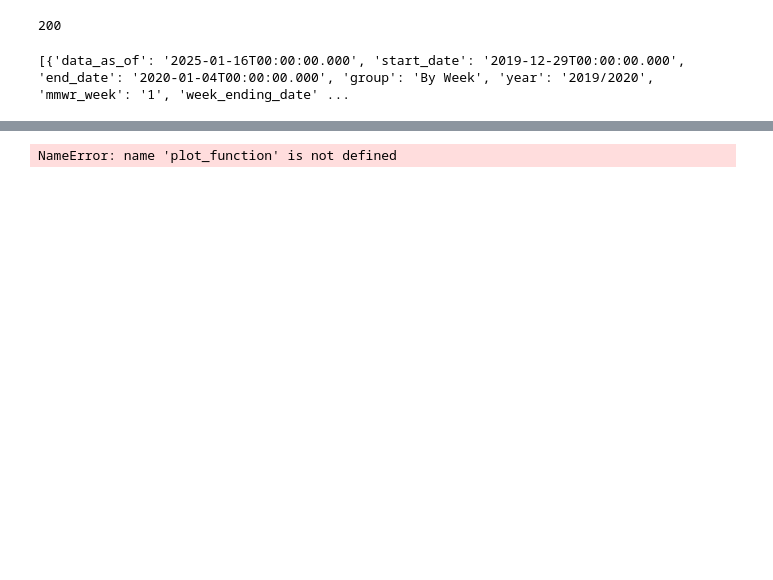
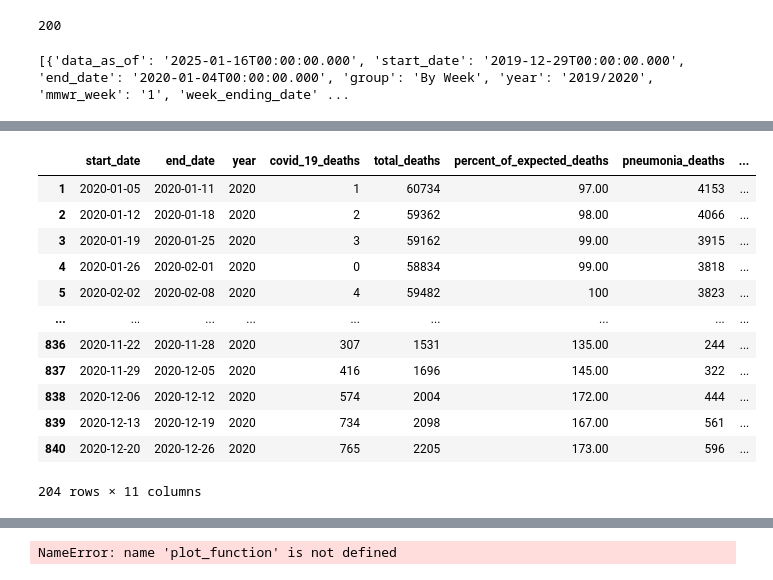
Before and after one commit to natedelarosa/Covid_Tracking, a Jupyter notebook: Covid_Tracking.ipynb, the cells around one changed output, grey strips where cells are left out. Drawn from its saved outputs; the diff is of its cells as text; code cells hidden in the pictures; blank space fills up the shorter version.

Commit message:
added year function

```diff
--- a/Covid_Tracking.ipynb
+++ b/Covid_Tracking.ipynb
@@ -90,3 +90,15 @@ usa_df[:5]
 | 4 | 2020-01-26 | 2020-02-01 | 2020 | 0 | 58834 | 99.00 | 3818 | ... |
 # %%
 # 'usa_df' is the df I will work from to create other specific tables and queries
+# %%
+#extract month from 'start_date' column for easier grouping and quering
+def find_month(date):
+
+    date = str(date)
+
+    month = date[5:7]
+
+    return month
+
+usa_df['month'] = usa_df['start_date'].apply(find_month)
+usa_df[:5]
@@ -92,0 +112,25 @@ usa_df[:5]
+# %%
+#get data from specific Year
+def get_year(year):
+
+    year = str(year)
+
+    year_df = usa_df[usa_df['year'] == year]
+
+    return year_df
+
+get_year(2020)
+# %% [output]
+|  | start_date | end_date | year | covid_19_deaths | total_deaths | percent_of_expected_deaths | pneumonia_deaths | ... |
+| 1 | 2020-01-05 | 2020-01-11 | 2020 | 1 | 60734 | 97.00 | 4153 | ... |
+| 2 | 2020-01-12 | 2020-01-18 | 2020 | 2 | 59362 | 98.00 | 4066 | ... |
+| 3 | 2020-01-19 | 2020-01-25 | 2020 | 3 | 59162 | 99.00 | 3915 | ... |
+| 4 | 2020-01-26 | 2020-02-01 | 2020 | 0 | 58834 | 99.00 | 3818 | ... |
+| 5 | 2020-02-02 | 2020-02-08 | 2020 | 4 | 59482 | 100 | 3823 | ... |
+| ... | ... | ... | ... | ... | ... | ... | ... | ... |
+| 836 | 2020-11-22 | 2020-11-28 | 2020 | 307 | 1531 | 135.00 | 244 | ... |
+| 837 | 2020-11-29 | 2020-12-05 | 2020 | 416 | 1696 | 145.00 | 322 | ... |
+| 838 | 2020-12-06 | 2020-12-12 | 2020 | 574 | 2004 | 172.00 | 444 | ... |
+| 839 | 2020-12-13 | 2020-12-19 | 2020 | 734 | 2098 | 167.00 | 561 | ... |
+| 840 | 2020-12-20 | 2020-12-26 | 2020 | 765 | 2205 | 173.00 | 596 | ... |
+204 rows × 11 columns
```
Also changed, not shown: parts of 2 cells of this notebook.
